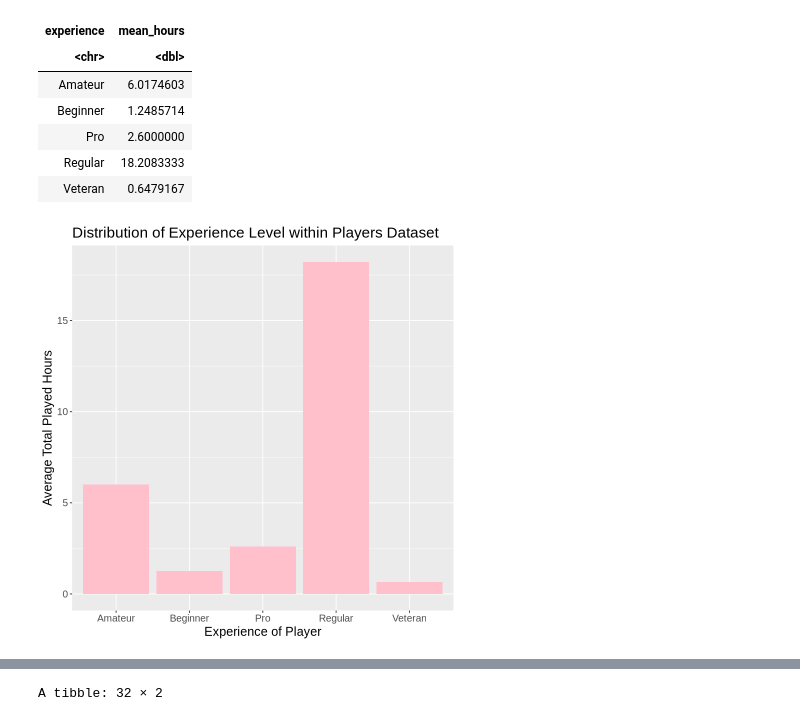
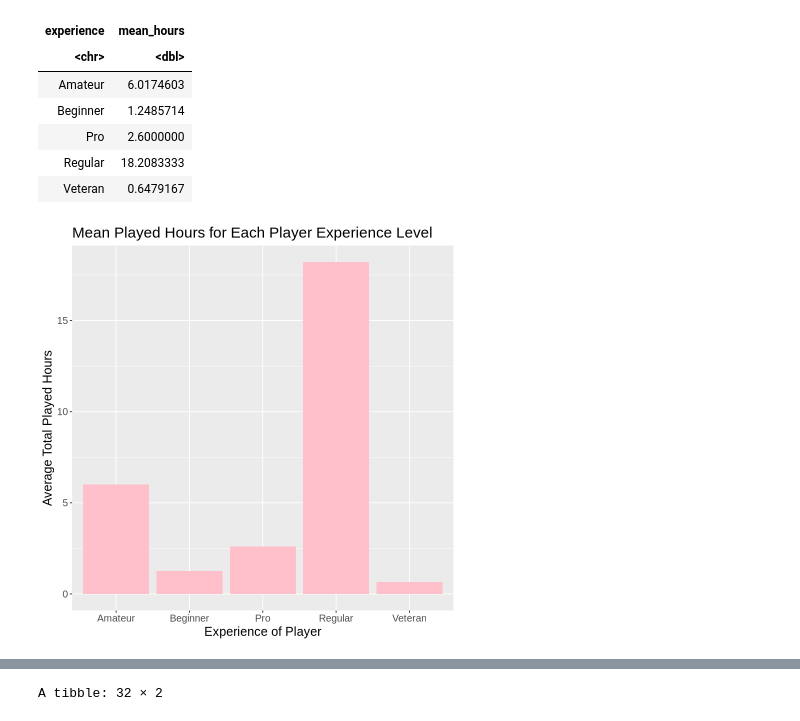
Before and after one commit to jyuxinshu/plaicraft, a Jupyter notebook: plaicraft.ipynb, the cells around one changed output, grey strips where cells are left out. Drawn from its saved outputs; the diff is of its cells as text; code cells hidden in the pictures.

```diff
--- a/plaicraft.ipynb
+++ b/plaicraft.ipynb
@@ -97,18 +126,18 @@ A tibble: 5 × 2
 | Regular | 18.2083333 |
 | Veteran | 0.6479167 |
 # %%
-#SUMMARY OF DATA: Finding the distribution of player experience within dataset
+#SUMMARY OF DATA: Finding the distribution of player experience in relation to the average number of played hours
 
 players_experience_plot <- players_exp_mean |>
     ggplot(aes(x = experience, y = mean_hours)) +
     geom_bar(stat="identity", fill = "pink") +
     labs(x = "Experience of Player",
         y = "Average Total Played Hours") +
     theme(text = element_text(size = 15)) +
-    ggtitle("Distribution of Experience Level within Players Dataset")
+    ggtitle("Mean Played Hours for Each Player Experience Level")
 
 
 players_experience_plot
 # %% [output]
-[figure, old version]
+[figure, new version]
 # %%
```
Also changed, not shown: parts of 8 cells of this notebook.
